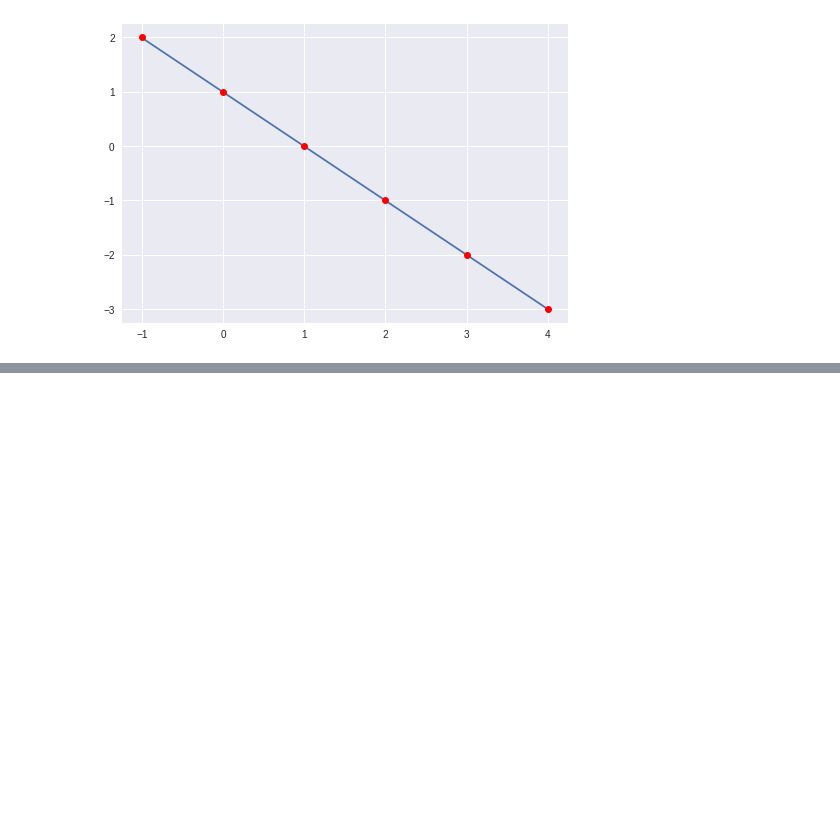
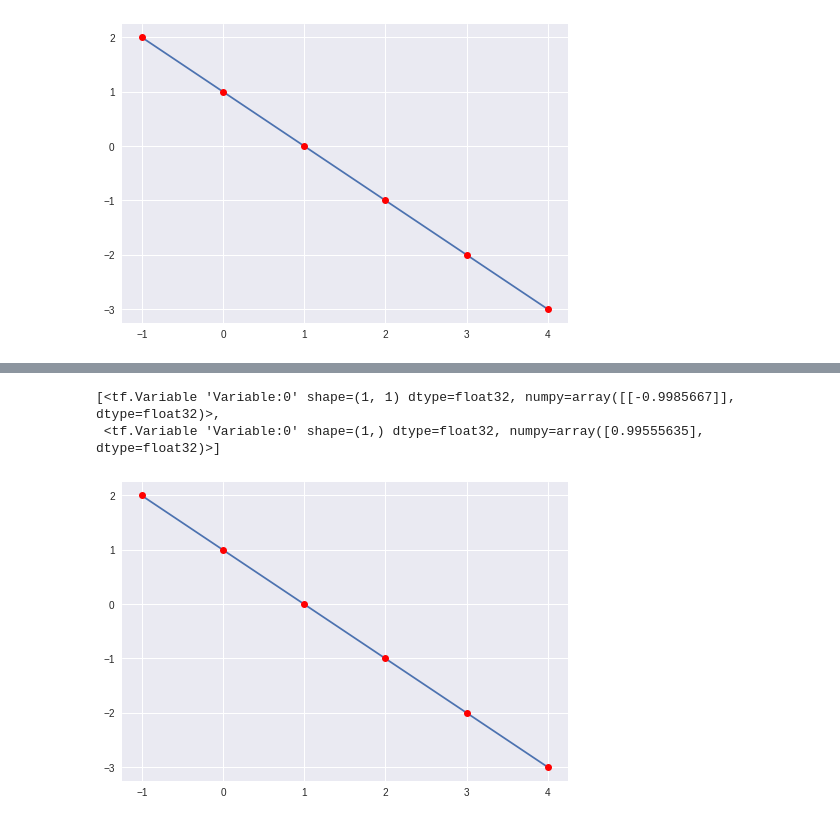
Before and after one commit to DJCordhose/deep-learning-crash-course-notebooks, a Jupyter notebook: tf-v2/tf-low-level.ipynb, the cells around one changed output, grey strips where cells are left out. Saved outputs shown, nothing was run; the diff lists cells and outputs as text; code cells hidden in the pictures; blank space fills up the shorter version.

```diff
--- a/tf-v2/tf-low-level.ipynb
+++ b/tf-v2/tf-low-level.ipynb
@@ -312,0 +317,9 @@ linear_layer.trainable_weights
+# %%
+y_pred = linear_layer(x)
+plt.plot(x, y_pred)
+plt.plot(input, output, 'ro')
+linear_layer.trainable_weights
+# %% [output]
+[<tf.Variable 'Variable:0' shape=(1, 1) dtype=float32, numpy=array([[-0.9985667]], dtype=float32)>,
+ <tf.Variable 'Variable:0' shape=(1,) dtype=float32, numpy=array([0.99555635], dtype=float32)>]
+[figure, added]
```
Also changed, not shown: parts of 20 cells of this notebook.
